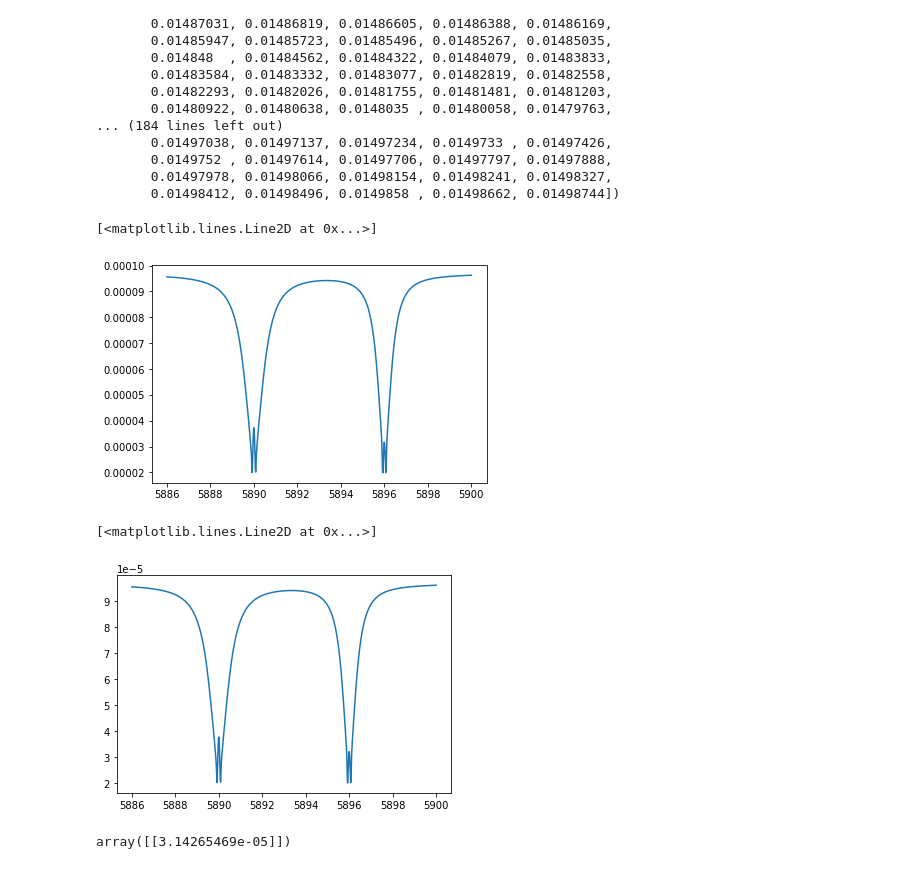
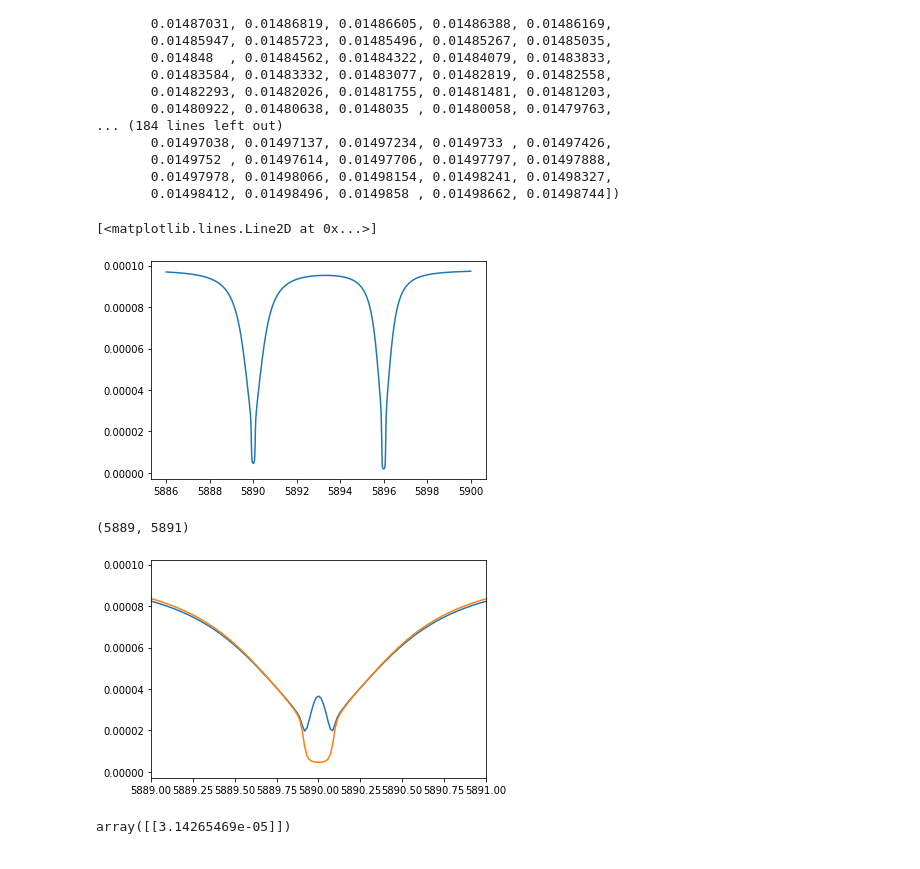
Before and after one commit to jhg5248/astro530, a Jupyter notebook: astro530.ipynb, the cells around one changed output. Drawn from its saved outputs; the diff is of its cells as text; code cells hidden in the pictures.

```diff
--- a/astro530.ipynb
+++ b/astro530.ipynb
@@ -552,17 +581,19 @@ array([0.01492437, 0.01492282, 0.01492126, 0.01491969, 0.0149181 ,
        0.01497978, 0.01498066, 0.01498154, 0.01498241, 0.01498327,
        0.01498412, 0.01498496, 0.0149858 , 0.01498662, 0.01498744])
 # %%
-flux = c.h_nu_zero(freqs)
+fluxNLTE = c.h_nu_zero(freqs, NLTE = True)
 # %%
-plt.plot(1e4/freqs, 2*np.pi *flux)
+plt.plot(1e4/freqs, 2*np.pi *fluxNLTE)
 # %% [output]
 [<matplotlib.lines.Line2D at 0x...>]
-[figure, old version]
+[figure, new version]
 # %%
 plt.plot(1e4/freqs, 2*np.pi *flux)
+plt.plot(1e4/freqs, 2*np.pi *fluxNLTE)
+plt.xlim([5889, 5891])
 # %% [output]
-[<matplotlib.lines.Line2D at 0x...>]
+(5889, 5891)
-[figure, old version]
+[figure, new version]
 # %%
 planck(np.array([1e4/5000]), np.array([6220]))
 # %% [output]
```
Also changed, not shown: parts of 15 cells of this notebook.
